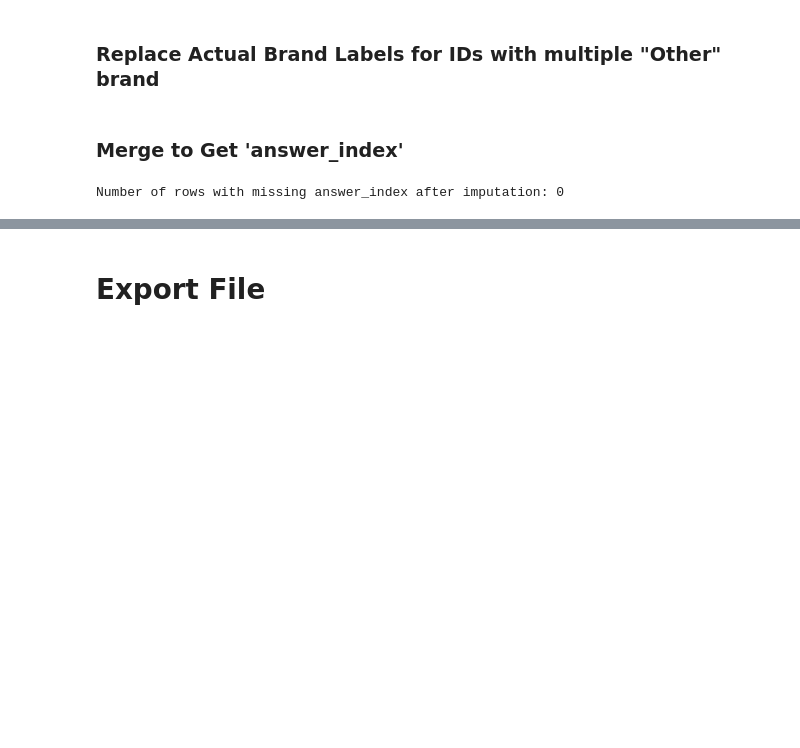
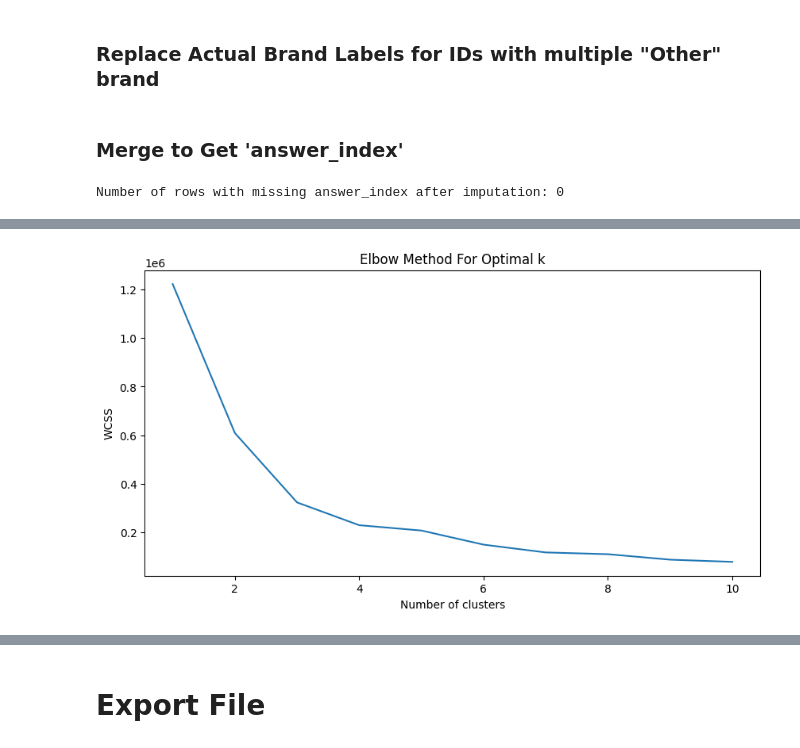
Before and after one commit to Truong2003-tqd/Highlands-Customer-Analysis, a Jupyter notebook: Preprocessing Notebook/preprocessing.ipynb, the cells around one changed output, grey strips where cells are left out. Cells and saved outputs as stored; diff of their text form; code cells hidden in the pictures; blank space fills up the shorter version.

```diff
--- a/Preprocessing Notebook/preprocessing.ipynb
+++ b/Preprocessing Notebook/preprocessing.ipynb
@@ -2146,0 +2226,19 @@ brand_image_df = merged_df.drop(columns=['brand_health'])
+# %%
+# Set rules for M score
+# Given avg price of a product is 35, we can set the following rules:
+def M_score(ppa):
+    if pd.isna(ppa):
+        return np.nan
+    elif ppa <= 35:
+        return 1
+    elif ppa <= 55:
+        return 2
+    elif ppa <= 80:
+        return 3
+    else:
+        return 4
+segmentation_df['M_score'] = segmentation_df['ppa'].apply(M_score)
+# %%
+# Concat R, F, M scores to create RFM_segment
+rfm_cols = ['R_score', 'F_score', 'M_score']
+segmentation_df['RFM_segment'] = segmentation_df[rfm_cols].astype(str).agg(''.join, axis=1)
@@ -2146,0 +2267,26 @@ brand_image_df = merged_df.drop(columns=['brand_health'])
+# %%
+# Conduct k-means clustering on R, F, M scores
+# Elbow method to find optimal number of clusters, silhouette score to validate the clusters
+import matplotlib.pyplot as plt
+from sklearn.metrics import silhouette_score
+from sklearn.datasets import make_blobs
+from sklearn.cluster import KMeans
+from sklearn.metrics import silhouette_samples, silhouette_score
+from sklearn.cluster import KMeans
+
+# Elbow method
+wcss = []
+for i in range(1, 11):
+    kmeans = KMeans(n_clusters=i, random_state=42)
+    #kmeans.fit(segmentation_df[['R_score', 'F_score', 'M_score']])
+    kmeans.fit(segmentation_df[['R_score', 'visit', 'ppa']])
+    wcss.append(kmeans.inertia_)
+
+plt.figure(figsize=(10, 5))
+plt.plot(range(1, 11), wcss)
+plt.title("Elbow Method For Optimal k")
+plt.xlabel("Number of clusters")
+plt.ylabel("WCSS")
+plt.show()
+# %% [output]
+[figure, added]
```
Also changed, not shown: parts of 13 cells of this notebook, 4 other files.
